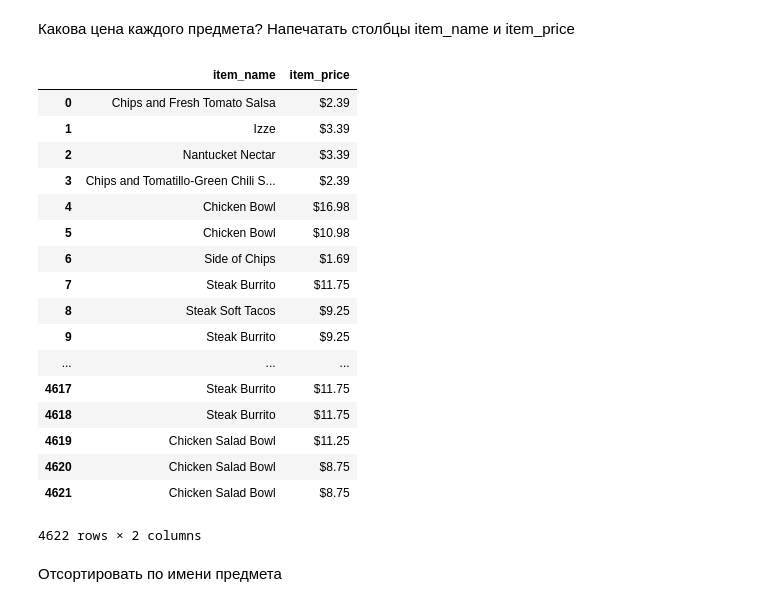
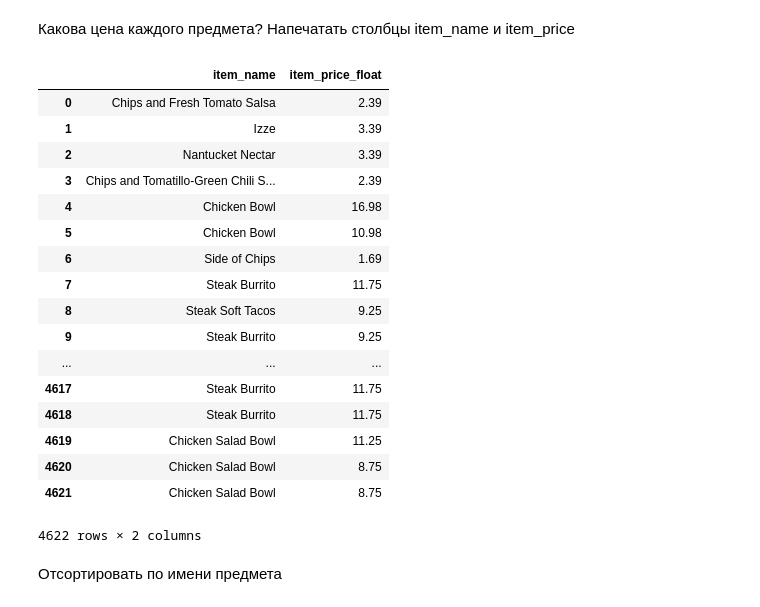
Before and after one commit to ilyaalexivanov/ds-homework, a Jupyter notebook: hw1/part3/exercises.ipynb, the cells around one changed output. Saved outputs shown, nothing was run; the diff lists cells and outputs as text; code cells hidden in the pictures.

```diff
--- a/hw1/part3/exercises.ipynb
+++ b/hw1/part3/exercises.ipynb
@@ -347,25 +347,25 @@ print(chipo[chipo['item_price_float'] > 10.00].shape[0])
 # %% [markdown]
 Какова цена каждого предмета? Напечатать столбцы item_name и item_price
 # %%
-chipo[['item_name','item_price']]
+chipo[['item_name','item_price_float']]
 # %% [output]
-|  | item_name | item_price |
-| 0 | Chips and Fresh Tomato Salsa | $2.39 |
-| 1 | Izze | $3.39 |
-| 2 | Nantucket Nectar | $3.39 |
-| 3 | Chips and Tomatillo-Green Chili S... | $2.39 |
-| 4 | Chicken Bowl | $16.98 |
-| 5 | Chicken Bowl | $10.98 |
-| 6 | Side of Chips | $1.69 |
-| 7 | Steak Burrito | $11.75 |
-| 8 | Steak Soft Tacos | $9.25 |
-| 9 | Steak Burrito | $9.25 |
+|  | item_name | item_price_float |
+| 0 | Chips and Fresh Tomato Salsa | 2.39 |
+| 1 | Izze | 3.39 |
+| 2 | Nantucket Nectar | 3.39 |
+| 3 | Chips and Tomatillo-Green Chili S... | 2.39 |
+| 4 | Chicken Bowl | 16.98 |
+| 5 | Chicken Bowl | 10.98 |
+| 6 | Side of Chips | 1.69 |
+| 7 | Steak Burrito | 11.75 |
+| 8 | Steak Soft Tacos | 9.25 |
+| 9 | Steak Burrito | 9.25 |
 | ... | ... | ... |
-| 4617 | Steak Burrito | $11.75 |
-| 4618 | Steak Burrito | $11.75 |
-| 4619 | Chicken Salad Bowl | $11.25 |
-| 4620 | Chicken Salad Bowl | $8.75 |
-| 4621 | Chicken Salad Bowl | $8.75 |
+| 4617 | Steak Burrito | 11.75 |
+| 4618 | Steak Burrito | 11.75 |
+| 4619 | Chicken Salad Bowl | 11.25 |
+| 4620 | Chicken Salad Bowl | 8.75 |
+| 4621 | Chicken Salad Bowl | 8.75 |
 4622 rows × 2 columns
 # %% [markdown]
 Отсортировать по имени предмета
```
